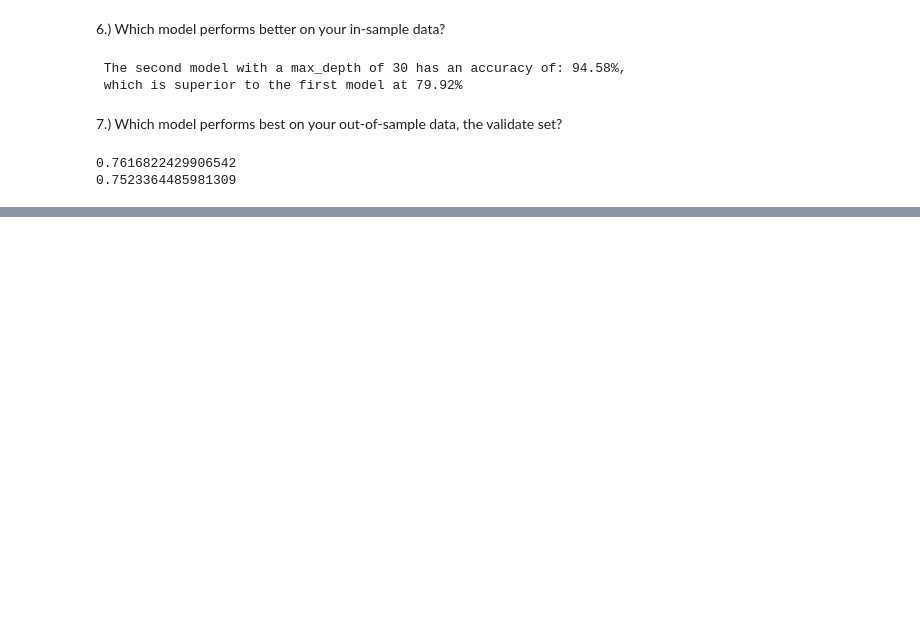
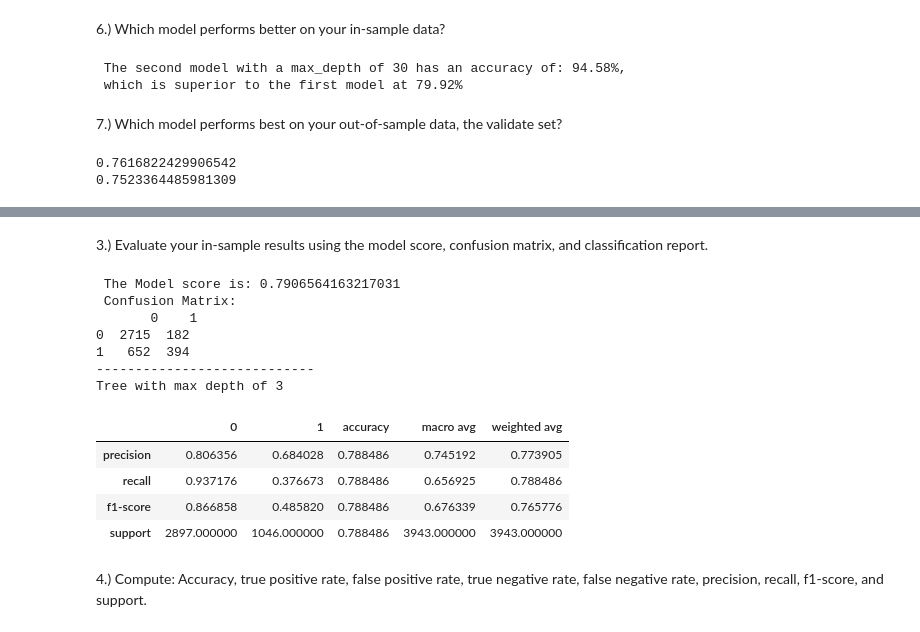
Before and after one commit to nicholas-dougherty/classification-exercises, a Jupyter notebook: model.ipynb, the cells around one changed output, grey strips where cells are left out. Drawn from its saved outputs; the diff is of its cells as text; code cells hidden in the pictures; blank space fills up the shorter version.

```diff
--- a/model.ipynb
+++ b/model.ipynb
@@ -342,0 +349,12 @@ print(out_of_sample_accuracy2)
+# %%
+train_validate_test_split(telco, 'churn')
+train, validate, test = train_validate_test_split(df, target='churn', seed=123)
+
+X_train = train.drop(columns=['churn'])
+y_train = train.churn
+
+X_validate = validate.drop(columns=['churn'])
+y_validate = validate.churn
+
+X_test = test.drop(columns=['churn'])
+y_test = test.churn
@@ -342,0 +401,27 @@ print(out_of_sample_accuracy2)
+# %% [markdown]
+3.) Evaluate your in-sample results using the model score, confusion matrix, and classification report.
+# %%
+# model score
+print(f' The Model score is: {tree1.score(X_validate, y_validate)}')
+
+# One approach to confusion matrix
+print(f' Confusion Matrix: \n {pd.DataFrame(confusion_matrix(y_train, y_predictions))}')
+print('----------------------------')
+report = classification_report(y_train, y_predictions, output_dict=True)
+print("Tree with max depth of 3")
+pd.DataFrame(report)
+# %% [output]
+ The Model score is: 0.7906564163217031
+ Confusion Matrix:
+       0    1
+0  2715  182
+1   652  394
+----------------------------
+Tree with max depth of 3
+|  | 0 | 1 | accuracy | macro avg | weighted avg |
+| precision | 0.806356 | 0.684028 | 0.788486 | 0.745192 | 0.773905 |
+| recall | 0.937176 | 0.376673 | 0.788486 | 0.656925 | 0.788486 |
+| f1-score | 0.866858 | 0.485820 | 0.788486 | 0.676339 | 0.765776 |
+| support | 2897.000000 | 1046.000000 | 0.788486 | 3943.000000 | 3943.000000 |
+# %% [markdown]
+4.) Compute: Accuracy, true positive rate, false positive rate, true negative rate, false negative rate, precision, recall, f1-score, and support.
```
Also changed, not shown: parts of 44 cells of this notebook, 1 other file.
